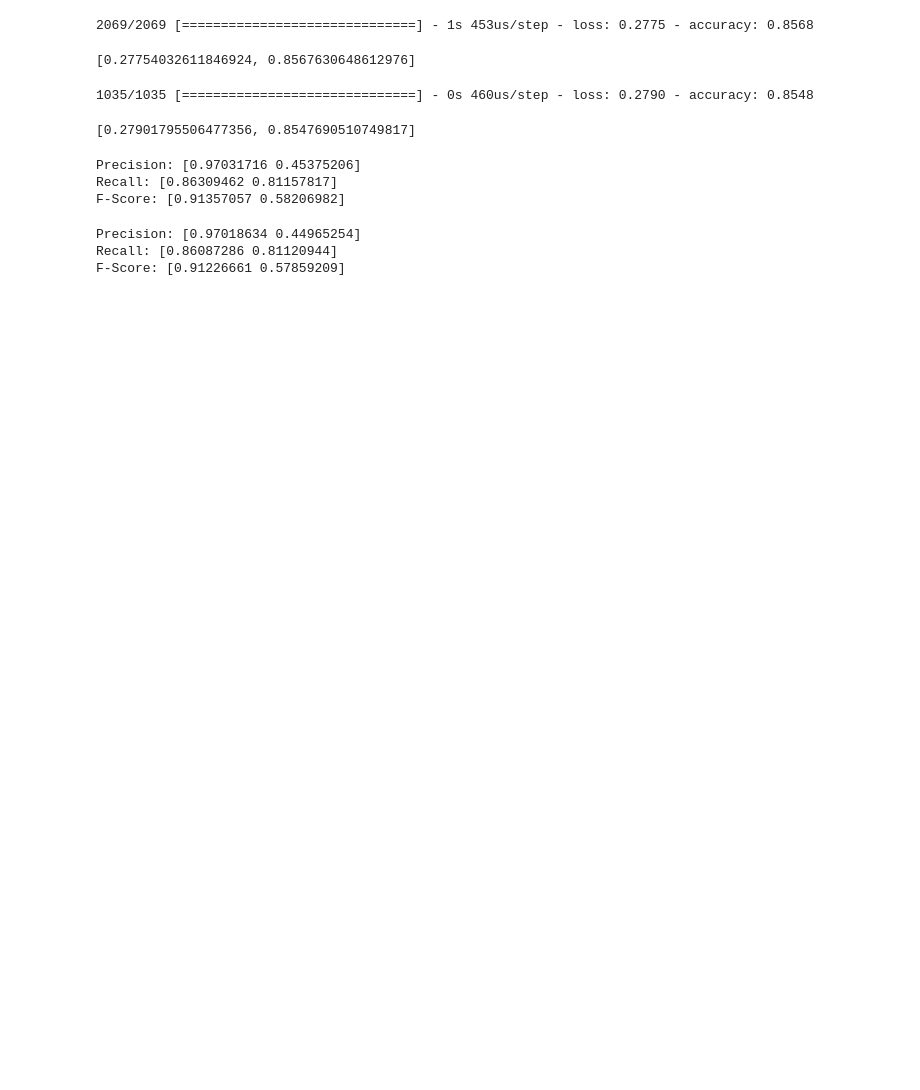
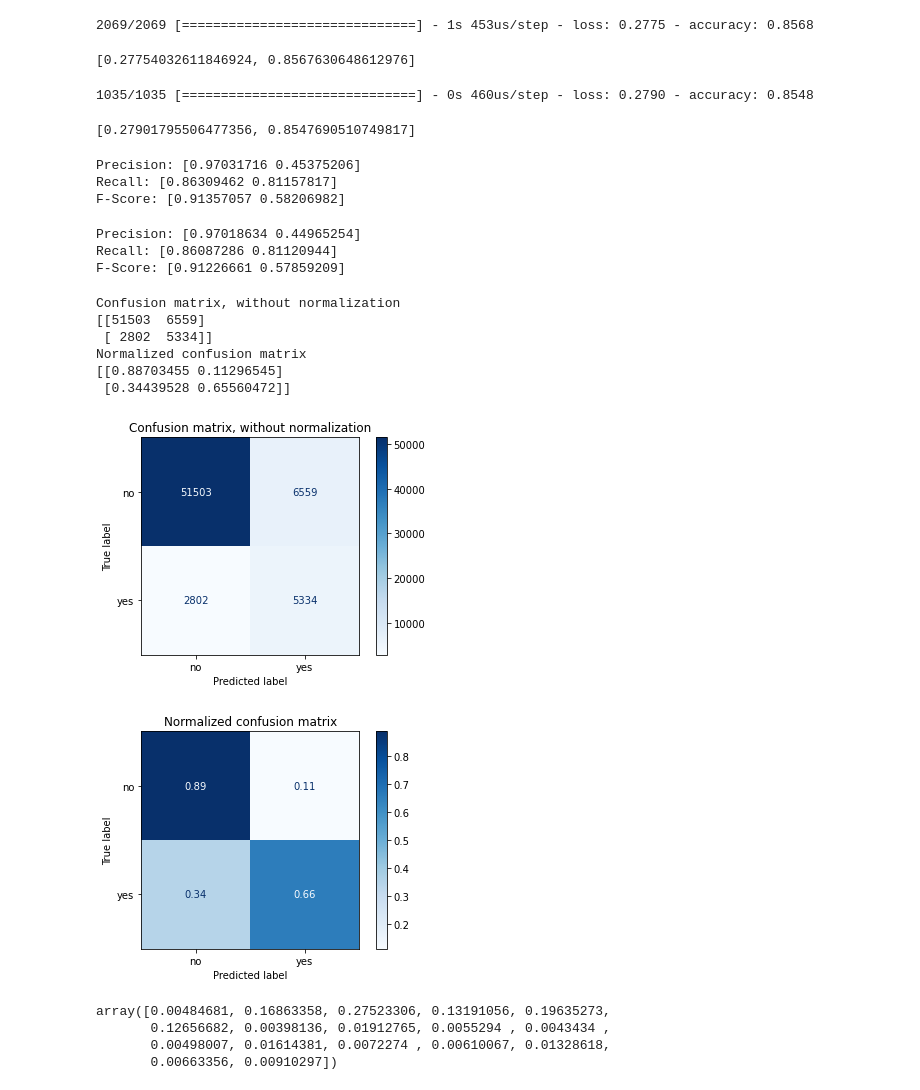
Before and after one commit to SoumilShekdar/ecs171-group2, a Jupyter notebook: models/Model_Without_Preprocessing.ipynb, the cells around one changed output. Cells and saved outputs as stored; diff of their text form; code cells hidden in the pictures; blank space fills up the shorter version.

Commit message:
Added importance section

```diff
--- a/models/Model_Without_Preprocessing.ipynb
+++ b/models/Model_Without_Preprocessing.ipynb
@@ -730,3 +787,35 @@ print("Precision: {}\nRecall: {}\nF-Score: {}".format(metrics[0], metrics[1], me
 Precision: [0.97018634 0.44965254]
 Recall: [0.86087286 0.81120944]
 F-Score: [0.91226661 0.57859209]
+# %%
+rf = RandomForestClassifier(n_estimators=100, min_samples_split=3, max_depth=30).fit(obs, results)
+# %%
+titles_options = [("Confusion matrix, without normalization", None),
+                  ("Normalized confusion matrix", 'true')]
+for title, normalize in titles_options:
+    disp = plot_confusion_matrix(rf, test[features], test['lethal'],
+                                 display_labels=['no', 'yes'],
+                                 cmap=plt.cm.Blues,
+                                 normalize=normalize)
+    disp.ax_.set_title(title)
+
+    print(title)
+    print(disp.confusion_matrix)
+
+plt.show()
+# %% [output]
+Confusion matrix, without normalization
+[[51503  6559]
+ [ 2802  5334]]
+Normalized confusion matrix
+[[0.88703455 0.11296545]
+ [0.34439528 0.65560472]]
+[figure, added]
+[figure, added]
+# %%
+rf.feature_importances_
+# %% [output]
+array([0.00484681, 0.16863358, 0.27523306, 0.13191056, 0.19635273,
+       0.12656682, 0.00398136, 0.01912765, 0.0055294 , 0.0043434 ,
+       0.00498007, 0.01614381, 0.0072274 , 0.00610067, 0.01328618,
+       0.00663356, 0.00910297])
```
Also changed, not shown: parts of 11 cells of this notebook, 2 other files.
